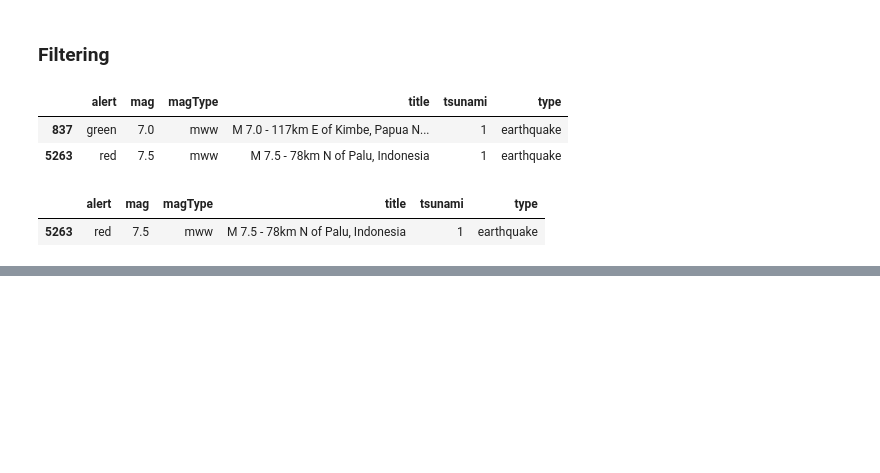
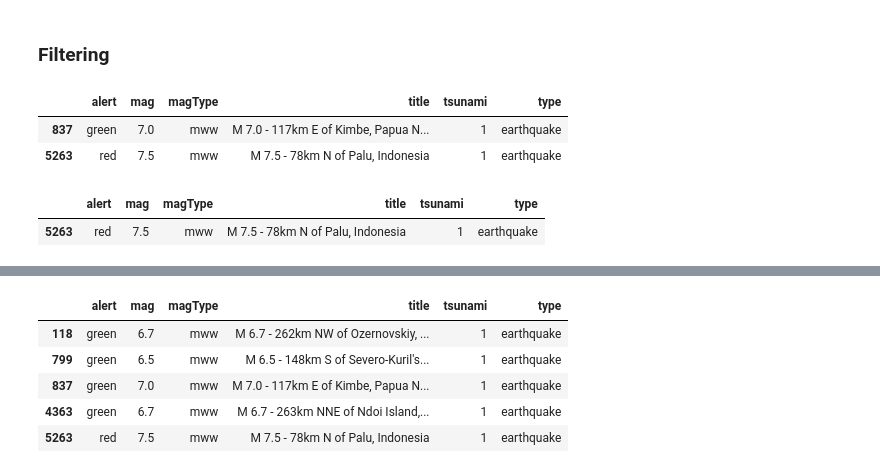
Before and after one commit to pydatawrangler/eda_ref, a Jupyter notebook: hands_on_pandas/notebooks/02_hands_on_pandas_chap2_from_pg_74_to_97.ipynb, the cells around one changed output, grey strips where cells are left out. Cells and saved outputs as stored; diff of their text form; code cells hidden in the pictures; blank space fills up the shorter version.

```diff
--- a/hands_on_pandas/notebooks/02_hands_on_pandas_chap2_from_pg_74_to_.ipynb
+++ b/hands_on_pandas/notebooks/02_hands_on_pandas_chap2_from_pg_74_to_97.ipynb
@@ -255,0 +283,12 @@ df.loc[
+# %%
+df.loc[
+    df.mag.between(6.5, 7.5),
+    ['alert', 'mag', 'magType', 'title', 'tsunami', 'type']
+]
+# %% [output]
+|  | alert | mag | magType | title | tsunami | type |
+| 118 | green | 6.7 | mww | M 6.7 - 262km NW of Ozernovskiy, ... | 1 | earthquake |
+| 799 | green | 6.5 | mww | M 6.5 - 148km S of Severo-Kuril's... | 1 | earthquake |
+| 837 | green | 7.0 | mww | M 7.0 - 117km E of Kimbe, Papua N... | 1 | earthquake |
+| 4363 | green | 6.7 | mww | M 6.7 - 263km NNE of Ndoi Island,... | 1 | earthquake |
+| 5263 | red | 7.5 | mww | M 7.5 - 78km N of Palu, Indonesia | 1 | earthquake |
```
Also changed, not shown: parts of 9 cells of this notebook, 2 other files.
